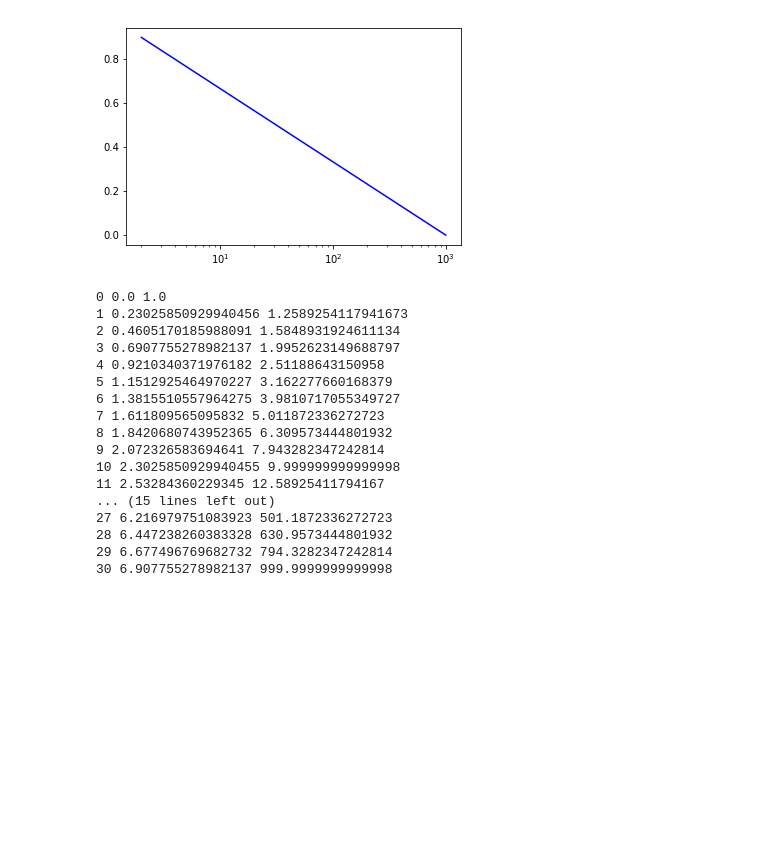
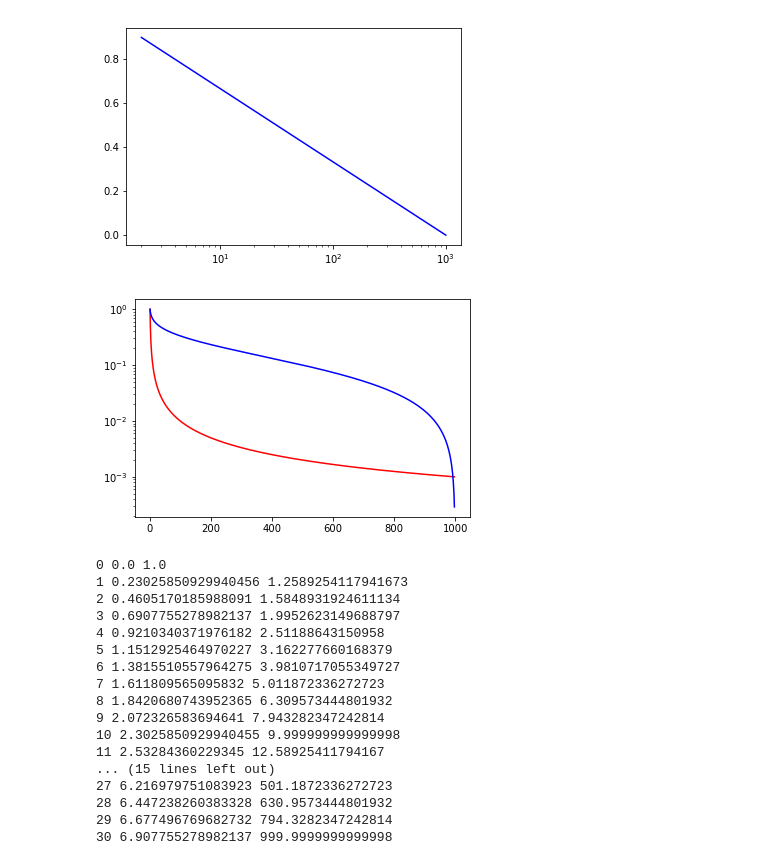
Before and after one commit to blkd13/nnpython, a Jupyter notebook: view.ipynb, the cells around one changed output. Drawn from its saved outputs; the diff is of its cells as text; code cells hidden in the pictures; blank space fills up the shorter version.

```diff
--- a/view.ipynb
+++ b/view.ipynb
@@ -16,6 +18,15 @@ plt.plot(r[0],r[1],c='blue')
 # %% [output]
 [<matplotlib.lines.Line2D at 0x...>]
 [figure]
+# %%
+inv = [            1./(num - 1)            for num in range(2,1000)]
+log = [math.log(1000./(float(num)-1),1000) for num in range(2,1000)]
+plt.plot(inv,c='red')
+plt.plot(log,c='blue')
+# plt.xscale("linear")
+# plt.yscale("log")
+# %% [output]
+[figure, added]
 # %%
 mx=math.log(1000)
 N=30
```
Also changed, not shown: parts of 1 cell of this notebook, 7 other files.
